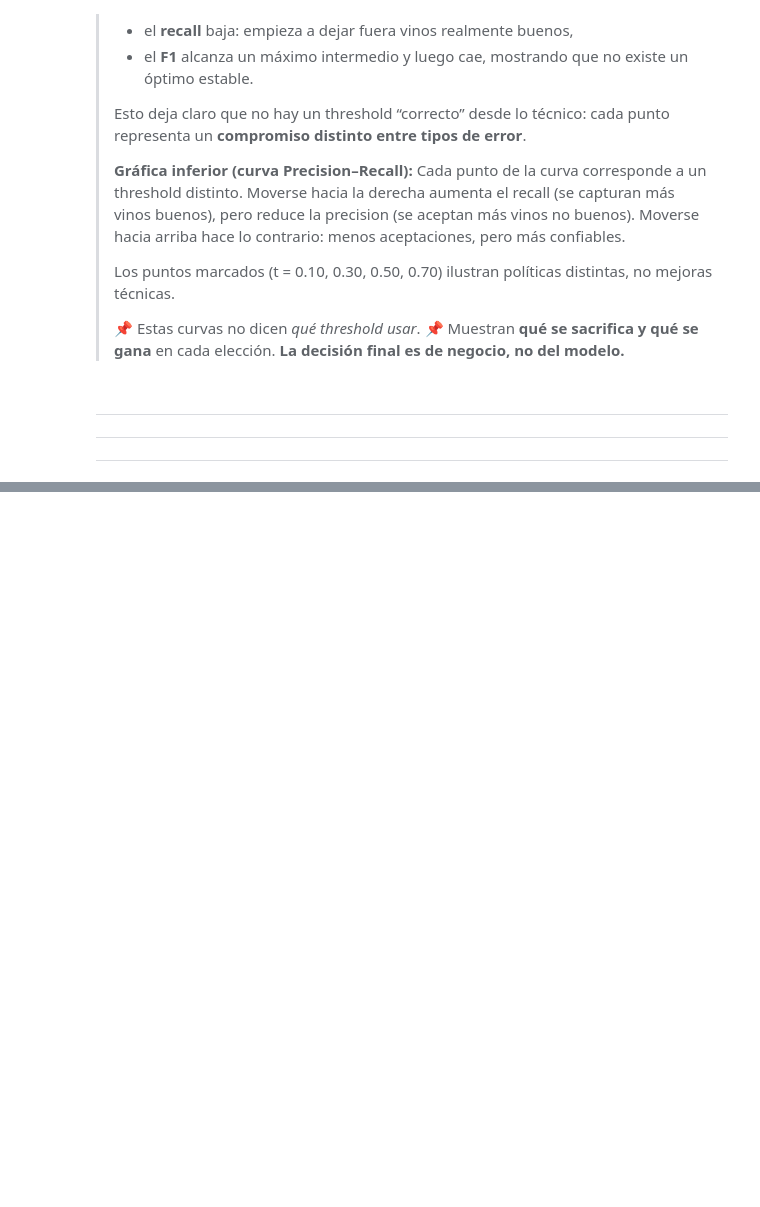
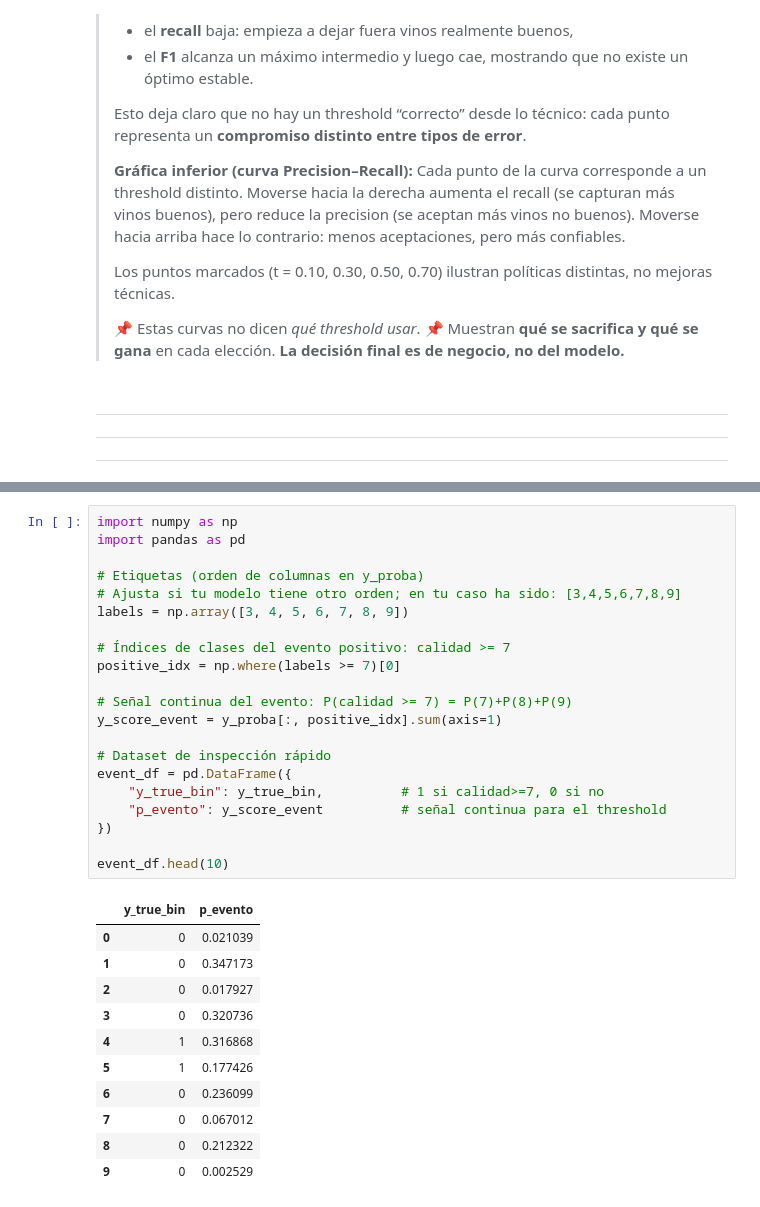
Before and after one commit to JorgeDataScientist/decision-ml-under-uncertainty, a Jupyter notebook: notebooks/05_precision_recall_and_thresholds.ipynb, the cells around one changed output, grey strips where cells are left out. Cells and saved outputs as stored; diff of their text form; blank space fills up the shorter version.

```diff
--- a/notebooks/05_precision_recall_and_thresholds.ipynb
+++ b/notebooks/05_precision_recall_and_thresholds.ipynb
@@ -368,0 +568,33 @@ plt.show()
+# %%
+import numpy as np
+import pandas as pd
+
+# Etiquetas (orden de columnas en y_proba)
+# Ajusta si tu modelo tiene otro orden; en tu caso ha sido: [3,4,5,6,7,8,9]
+labels = np.array([3, 4, 5, 6, 7, 8, 9])
+
+# Índices de clases del evento positivo: calidad >= 7
+positive_idx = np.where(labels >= 7)[0]
+
+# Señal continua del evento: P(calidad >= 7) = P(7)+P(8)+P(9)
+y_score_event = y_proba[:, positive_idx].sum(axis=1)
+
+# Dataset de inspección rápido
+event_df = pd.DataFrame({
+    "y_true_bin": y_true_bin,          # 1 si calidad>=7, 0 si no
+    "p_evento": y_score_event          # señal continua para el threshold
+})
+
+event_df.head(10)
+# %% [output]
+|  | y_true_bin | p_evento |
+| 0 | 0 | 0.021039 |
+| 1 | 0 | 0.347173 |
+| 2 | 0 | 0.017927 |
+| 3 | 0 | 0.320736 |
+| 4 | 1 | 0.316868 |
+| 5 | 1 | 0.177426 |
+| 6 | 0 | 0.236099 |
+| 7 | 0 | 0.067012 |
+| 8 | 0 | 0.212322 |
+| 9 | 0 | 0.002529 |
```
Also changed, not shown: parts of 15 cells of this notebook.
